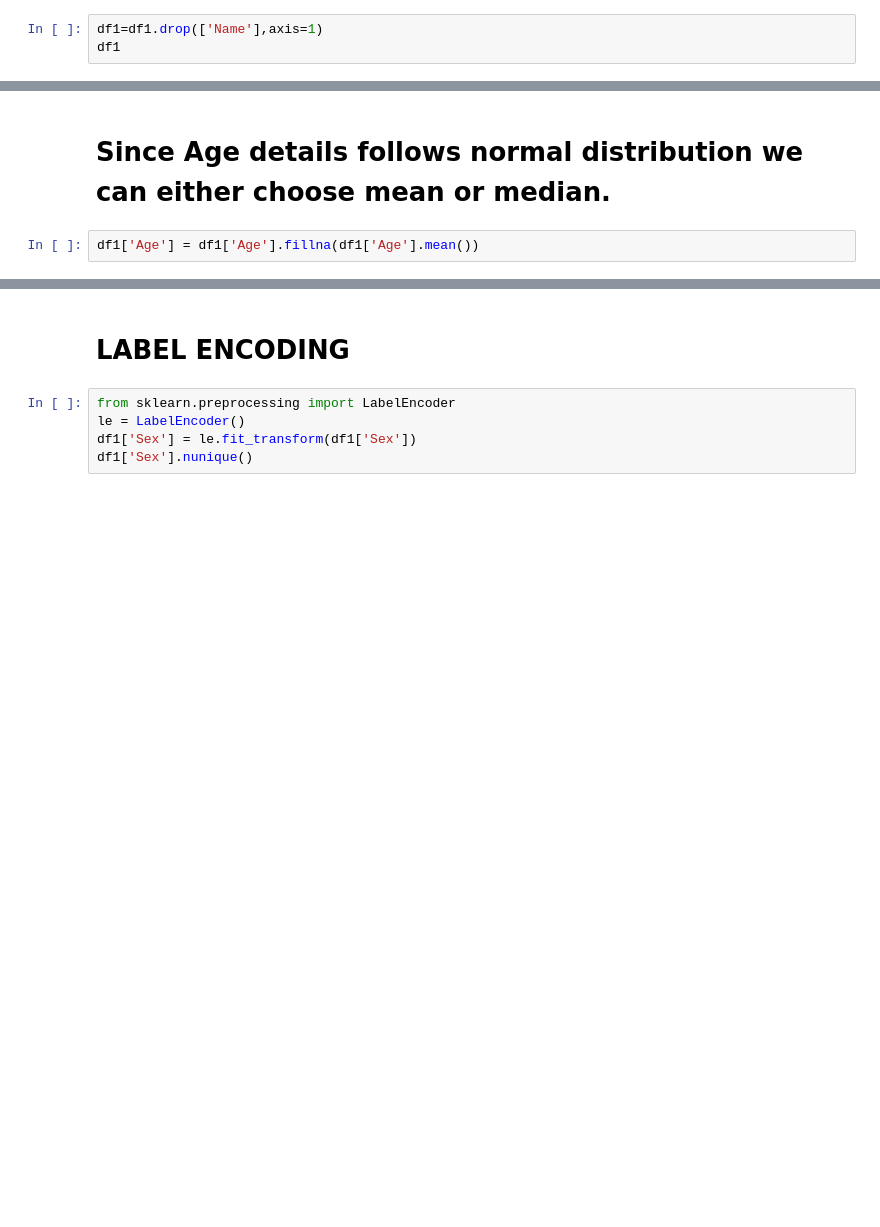
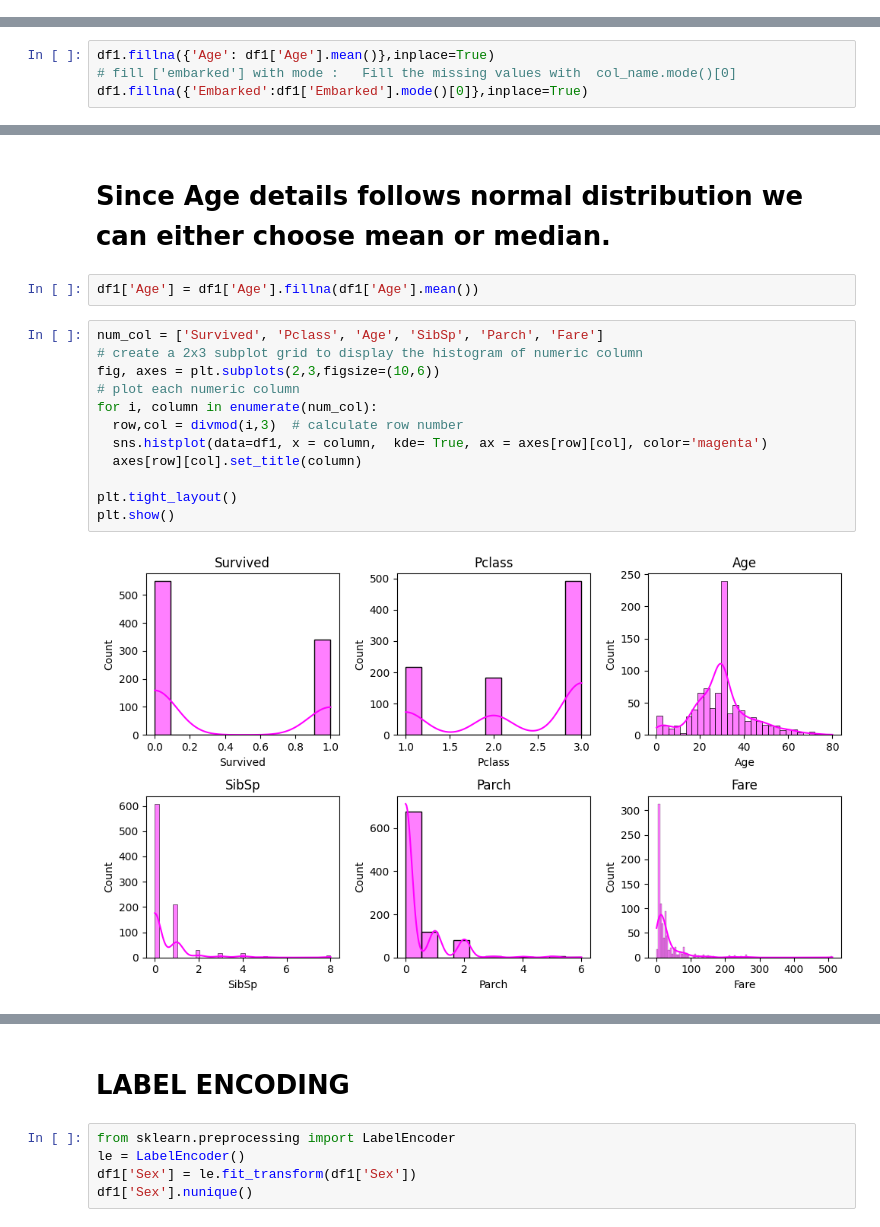
Before and after one commit to syamkrishnanharidas/DATA_ANALYTICS_PYTHON_ASSIGNMENT, a Jupyter notebook: A06_TITANIC.ipynb, the cells around one changed output, grey strips where cells are left out. Cells and saved outputs as stored; diff of their text form; blank space fills up the shorter version.

```diff
--- a/A06_TITANIC.ipynb
+++ b/A06_TITANIC.ipynb
@@ -93,6 +131,3 @@ df1.isna().sum()
 | Cabin | 687 |
 | Embarked | 2 |
 dtype: int64
-# %%
-df1=df1.drop(['Name'],axis=1)
-df1
@@ -116,3 +134,7 @@ df1
+# %%
+df1.fillna({'Age': df1['Age'].mean()},inplace=True)
+# fill ['embarked'] with mode :   Fill the missing values with  col_name.mode()[0]
+df1.fillna({'Embarked':df1['Embarked'].mode()[0]},inplace=True)
 # %%
 df1.isna().sum()
 # %% [output]
@@ -138,3 +160,17 @@ plt.show()
 # Since Age details follows normal distribution we can either choose mean or median.
 # %%
 df1['Age'] = df1['Age'].fillna(df1['Age'].mean())
+# %%
+num_col = ['Survived', 'Pclass', 'Age', 'SibSp', 'Parch', 'Fare']
+# create a 2x3 subplot grid to display the histogram of numeric column
+fig, axes = plt.subplots(2,3,figsize=(10,6))
+# plot each numeric column
+for i, column in enumerate(num_col):
+  row,col = divmod(i,3)  # calculate row number
+  sns.histplot(data=df1, x = column,  kde= True, ax = axes[row][col], color='magenta')
+  axes[row][col].set_title(column)
+
+plt.tight_layout()
+plt.show()
+# %% [output]
+[figure, added]
```
Also changed, not shown: parts of 14 cells of this notebook.
